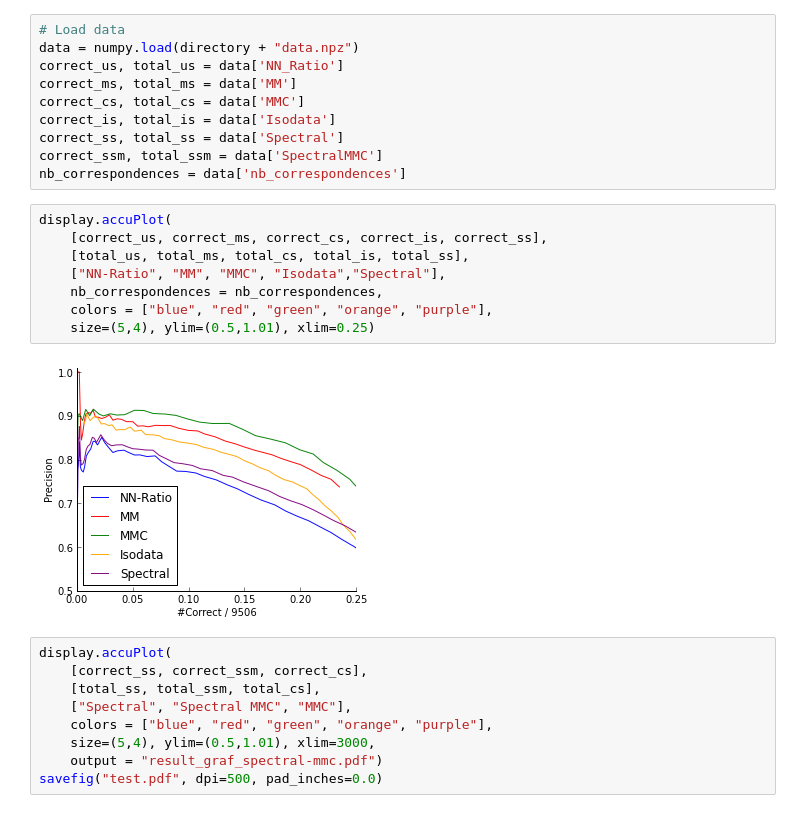
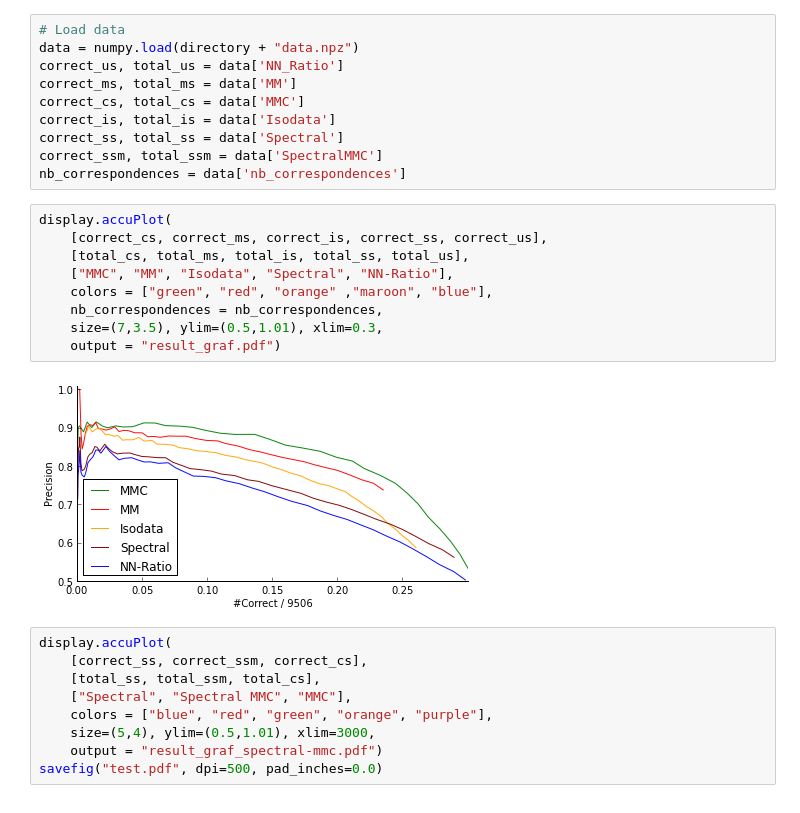
Before and after one commit to arnfred/Mirror-Match, a Jupyter notebook: code/cluster-match/Test Graf.ipynb, the cells around one changed output. Drawn from its saved outputs; the diff is of its cells as text.

```diff
--- a/code/cluster-match/Test Graf.ipynb
+++ b/code/cluster-match/Test Graf.ipynb
@@ -82,14 +83,15 @@ correct_ssm, total_ssm = data['SpectralMMC']
 nb_correspondences = data['nb_correspondences']
 # %%
 display.accuPlot(
-    [correct_us, correct_ms, correct_cs, correct_is, correct_ss],
-    [total_us, total_ms, total_cs, total_is, total_ss],
-    ["NN-Ratio", "MM", "MMC", "Isodata","Spectral"],
+    [correct_cs, correct_ms, correct_is, correct_ss, correct_us],
+    [total_cs, total_ms, total_is, total_ss, total_us],
+    ["MMC", "MM", "Isodata", "Spectral", "NN-Ratio"],
+    colors = ["green", "red", "orange" ,"maroon", "blue"],
     nb_correspondences = nb_correspondences,
-    colors = ["blue", "red", "green", "orange", "purple"],
-    size=(5,4), ylim=(0.5,1.01), xlim=0.25)
+    size=(7,3.5), ylim=(0.5,1.01), xlim=0.3,
+    output = "result_graf.pdf")
 # %% [output]
-[figure, old version]
+[figure, new version]
 # %%
 display.accuPlot(
     [correct_ss, correct_ssm, correct_cs],
```
Also changed, not shown: parts of 1 cell of this notebook, 4 other files.
